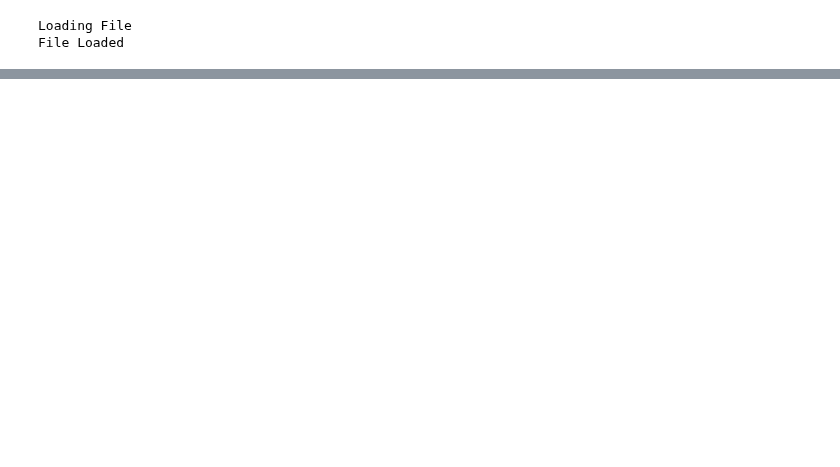
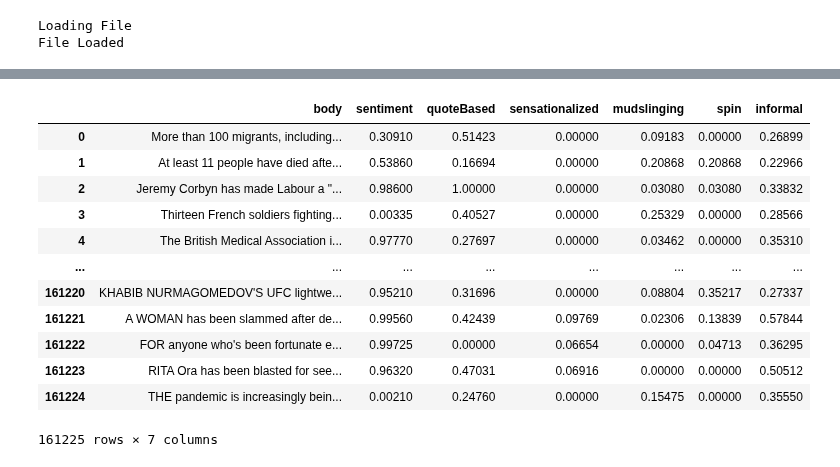
Before and after one commit to TobyBritton1/NewsBiasMapping, a Jupyter notebook: ComparingSources.ipynb, the cells around one changed output, grey strips where cells are left out. Cells and saved outputs as stored; diff of their text form; code cells hidden in the pictures; blank space fills up the shorter version.

Commit message:
updated sensational metric

```diff
--- a/ComparingSources.ipynb
+++ b/ComparingSources.ipynb
@@ -78 +78,17 @@ Counter({1: 7889, 0: 6706})
 ... (4 outputs left out)
+# %%
+articles.filter(['body','sentiment','quoteBased','sensationalized','mudslinging','spin','informal'])
+# %% [output]
+|  | body | sentiment | quoteBased | sensationalized | mudslinging | spin | informal |
+| 0 | More than 100 migrants, including... | 0.30910 | 0.51423 | 0.00000 | 0.09183 | 0.00000 | 0.26899 |
+| 1 | At least 11 people have died afte... | 0.53860 | 0.16694 | 0.00000 | 0.20868 | 0.20868 | 0.22966 |
+| 2 | Jeremy Corbyn has made Labour a "... | 0.98600 | 1.00000 | 0.00000 | 0.03080 | 0.03080 | 0.33832 |
+| 3 | Thirteen French soldiers fighting... | 0.00335 | 0.40527 | 0.00000 | 0.25329 | 0.00000 | 0.28566 |
+| 4 | The British Medical Association i... | 0.97770 | 0.27697 | 0.00000 | 0.03462 | 0.00000 | 0.35310 |
+| ... | ... | ... | ... | ... | ... | ... | ... |
+| 161220 | KHABIB NURMAGOMEDOV'S UFC lightwe... | 0.95210 | 0.31696 | 0.00000 | 0.08804 | 0.35217 | 0.27337 |
+| 161221 | A WOMAN has been slammed after de... | 0.99560 | 0.42439 | 0.09769 | 0.02306 | 0.13839 | 0.57844 |
+| 161222 | FOR anyone who's been fortunate e... | 0.99725 | 0.00000 | 0.06654 | 0.00000 | 0.04713 | 0.36295 |
+| 161223 | RITA Ora has been blasted for see... | 0.96320 | 0.47031 | 0.06916 | 0.00000 | 0.00000 | 0.50512 |
+| 161224 | THE pandemic is increasingly bein... | 0.00210 | 0.24760 | 0.00000 | 0.15475 | 0.00000 | 0.35550 |
+161225 rows × 7 columns
```
Also changed, not shown: parts of 1 cell of this notebook, 1 other file.
